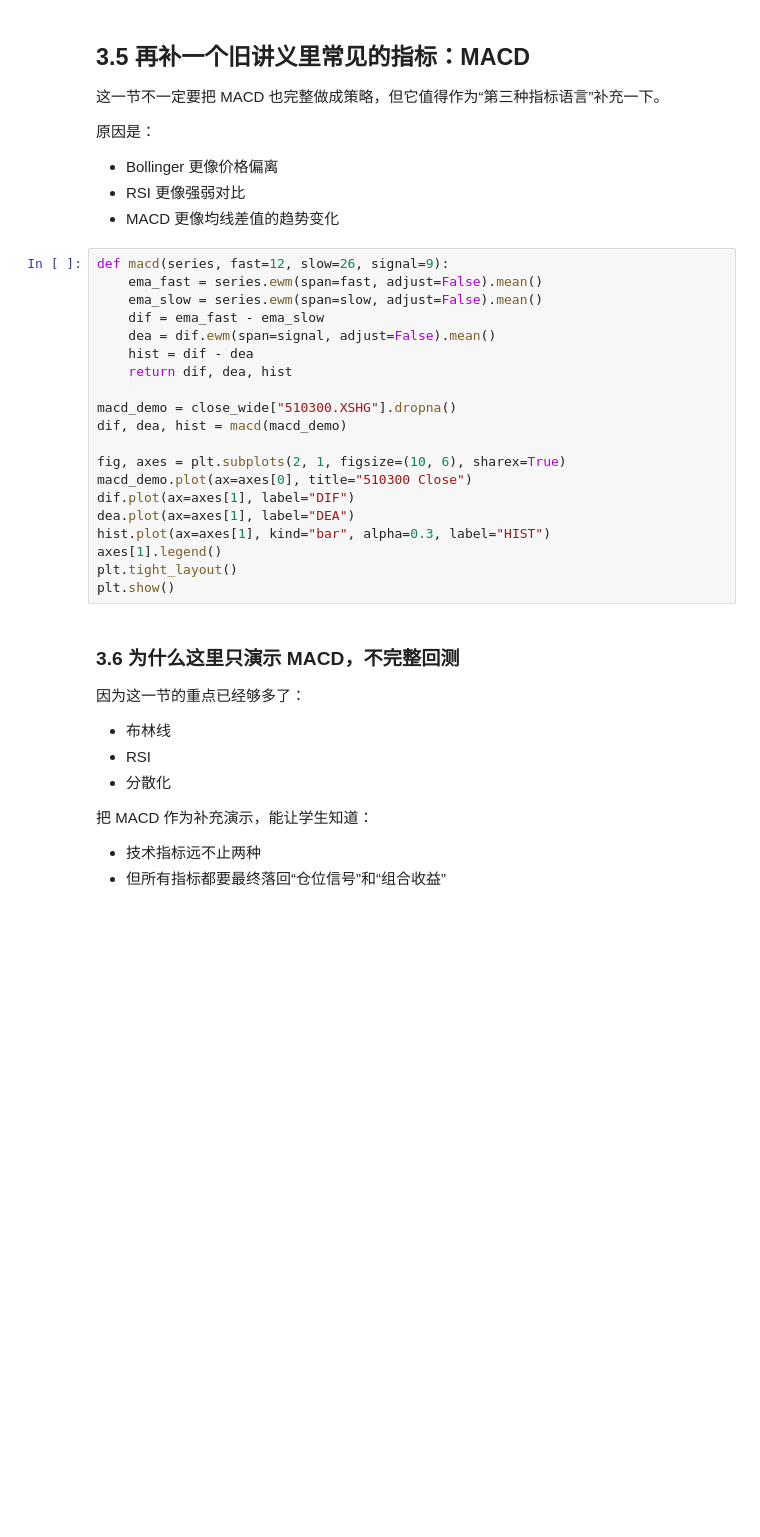
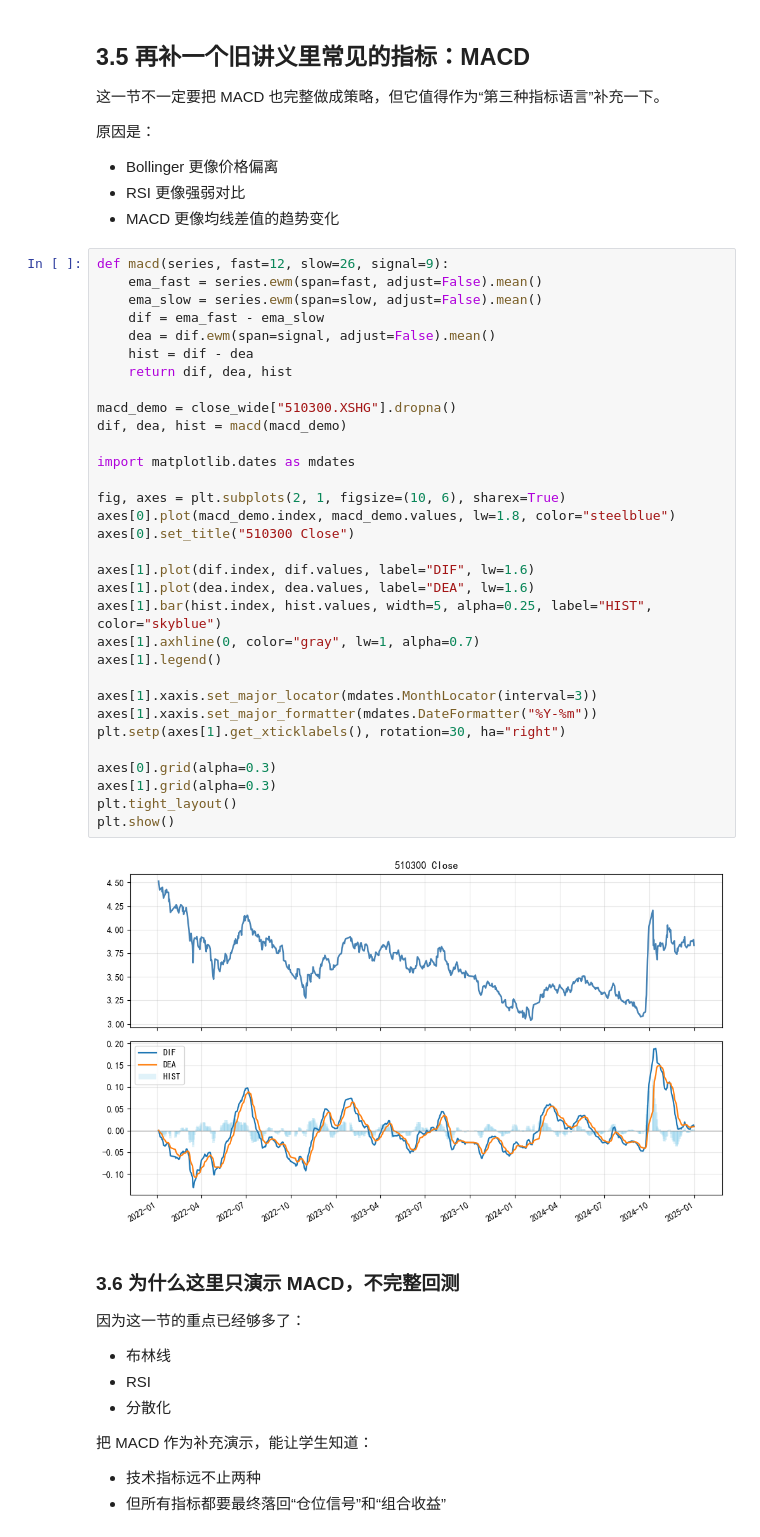
Before and after one commit to GoodNight0721/fec_workshop, a Jupyter notebook: quant_investing/compact_6lectures/C04_技术指标与分散化.ipynb, the cells around one changed output. Cells and saved outputs as stored; diff of their text form; blank space fills up the shorter version.

```diff
--- a/quant_investing/compact_6lectures/C04_技术指标与分散化.ipynb
+++ b/quant_investing/compact_6lectures/C04_技术指标与分散化.ipynb
@@ -195,23 +191,37 @@ plt.show()
 # %%
 def macd(series, fast=12, slow=26, signal=9):
     ema_fast = series.ewm(span=fast, adjust=False).mean()
     ema_slow = series.ewm(span=slow, adjust=False).mean()
     dif = ema_fast - ema_slow
     dea = dif.ewm(span=signal, adjust=False).mean()
     hist = dif - dea
     return dif, dea, hist
 
 macd_demo = close_wide["510300.XSHG"].dropna()
 dif, dea, hist = macd(macd_demo)
 
+import matplotlib.dates as mdates
+
 fig, axes = plt.subplots(2, 1, figsize=(10, 6), sharex=True)
-macd_demo.plot(ax=axes[0], title="510300 Close")
-dif.plot(ax=axes[1], label="DIF")
-dea.plot(ax=axes[1], label="DEA")
-hist.plot(ax=axes[1], kind="bar", alpha=0.3, label="HIST")
+axes[0].plot(macd_demo.index, macd_demo.values, lw=1.8, color="steelblue")
+axes[0].set_title("510300 Close")
+
+axes[1].plot(dif.index, dif.values, label="DIF", lw=1.6)
+axes[1].plot(dea.index, dea.values, label="DEA", lw=1.6)
+axes[1].bar(hist.index, hist.values, width=5, alpha=0.25, label="HIST", color="skyblue")
+axes[1].axhline(0, color="gray", lw=1, alpha=0.7)
 axes[1].legend()
+
+axes[1].xaxis.set_major_locator(mdates.MonthLocator(interval=3))
+axes[1].xaxis.set_major_formatter(mdates.DateFormatter("%Y-%m"))
+plt.setp(axes[1].get_xticklabels(), rotation=30, ha="right")
+
+axes[0].grid(alpha=0.3)
+axes[1].grid(alpha=0.3)
 plt.tight_layout()
 plt.show()
+# %% [output]
+[figure, added]
 # %% [markdown]
 ### 3.6 为什么这里只演示 MACD，不完整回测
 因为这一节的重点已经够多了：
```
Also changed, not shown: parts of 2 cells of this notebook.
